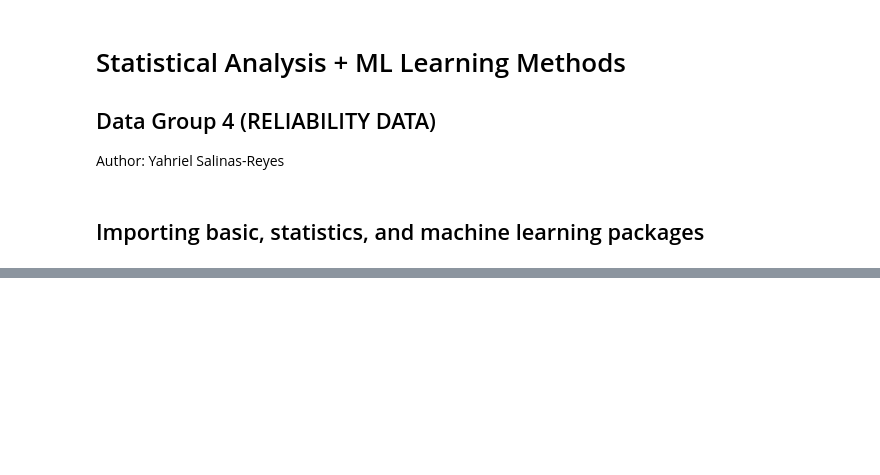
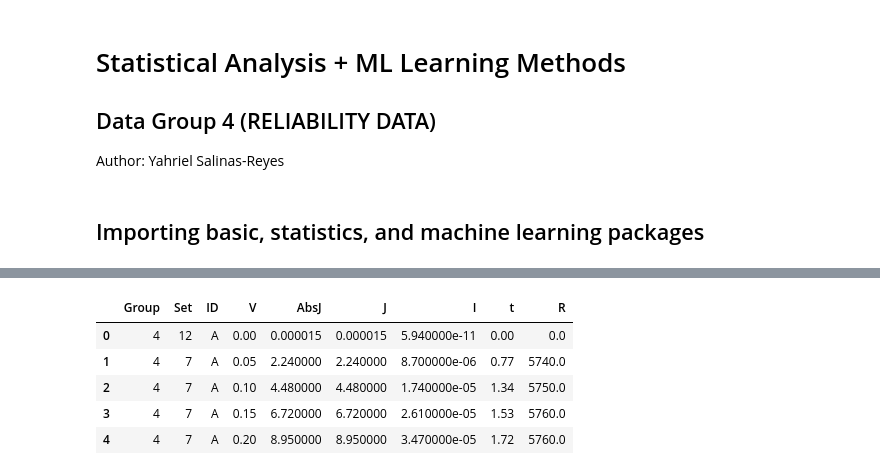
Before and after one commit to yahriels/MEMS-23, a Jupyter notebook: Machine Learning/Data Group 4/CYCLIC LIFE.ipynb, the cells around one changed output, grey strips where cells are left out. Cells and saved outputs as stored; diff of their text form; code cells hidden in the pictures; blank space fills up the shorter version.

```diff
--- a/Machine Learning/Data Group 4/CYCLIC LIFE.ipynb
+++ b/Machine Learning/Data Group 4/CYCLIC LIFE.ipynb
@@ -85,0 +85,19 @@ plt.show()
+# %%
+# Read In Data
+df = pd.read_csv("YayaSP12.csv")
+# Get the data into a pandas dateframe.
+#df = pd.read_csv('Yaya.csv',
+#                 header=1, ## NOTE: The second line contains column names, so we skip the first line
+#                 sep='\t') ## NOTE: Pandas automatically detects delimeters, but it never hurts to be specific
+#df.drop('Group', axis=0, inplace=True) ## set axis=0 to remove rows, axis=1 to remove columns
+#df.drop(columns=['Group', 'Set', 'AbsJ', 'J', 'I', 't', 'R'])
+#df.drop(columns=['Group'])
+
+df.head()
+# %% [output]
+|  | Group | Set | ID | V | AbsJ | J | I | t | R |
+| 0 | 4 | 12 | A | 0.00 | 0.000015 | 0.000015 | 5.940000e-11 | 0.00 | 0.0 |
+| 1 | 4 | 7 | A | 0.05 | 2.240000 | 2.240000 | 8.700000e-06 | 0.77 | 5740.0 |
+| 2 | 4 | 7 | A | 0.10 | 4.480000 | 4.480000 | 1.740000e-05 | 1.34 | 5750.0 |
+| 3 | 4 | 7 | A | 0.15 | 6.720000 | 6.720000 | 2.610000e-05 | 1.53 | 5760.0 |
+| 4 | 4 | 7 | A | 0.20 | 8.950000 | 8.950000 | 3.470000e-05 | 1.72 | 5760.0 |
```
Also changed, not shown: parts of 3 cells of this notebook, 4 other files.
